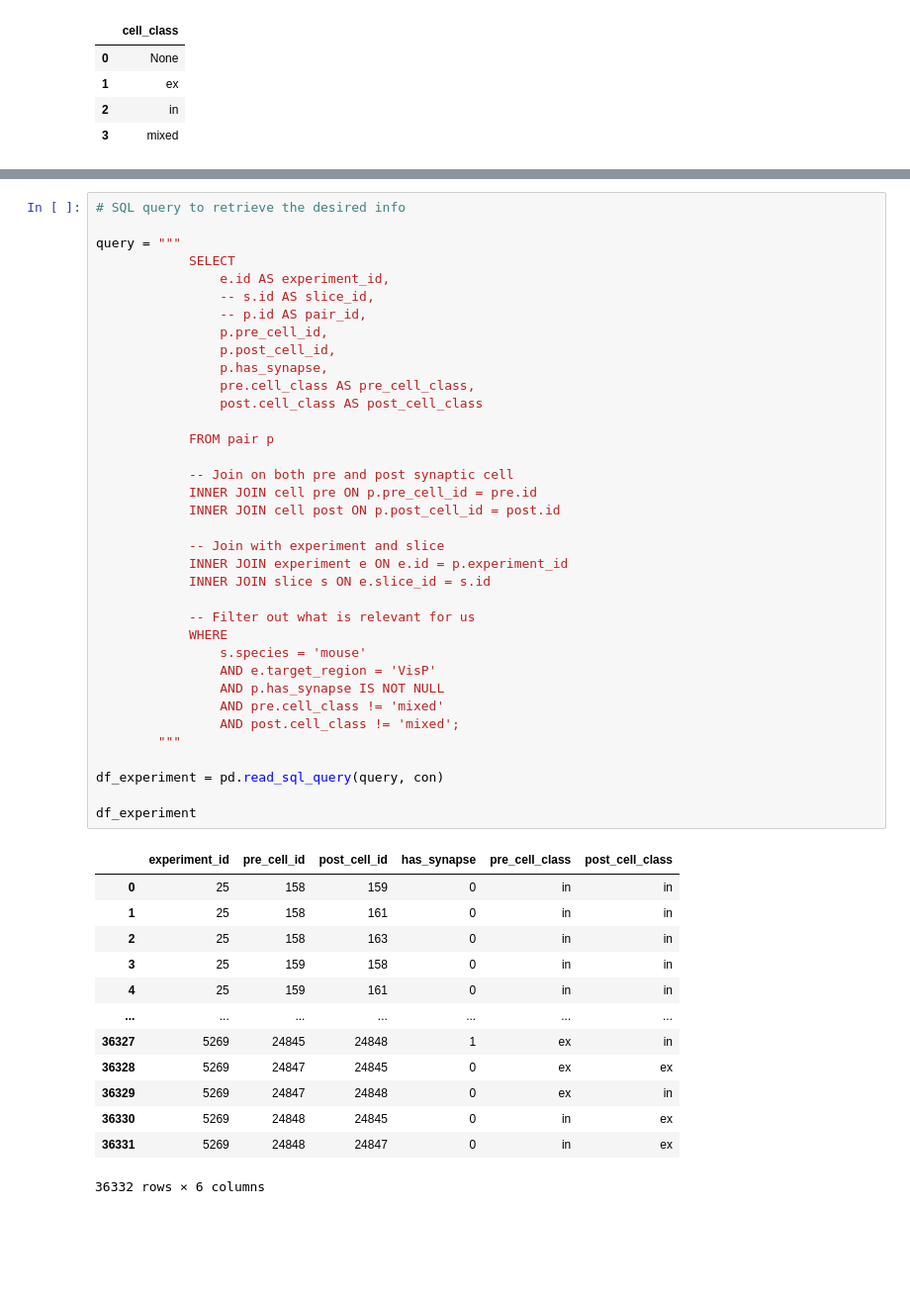
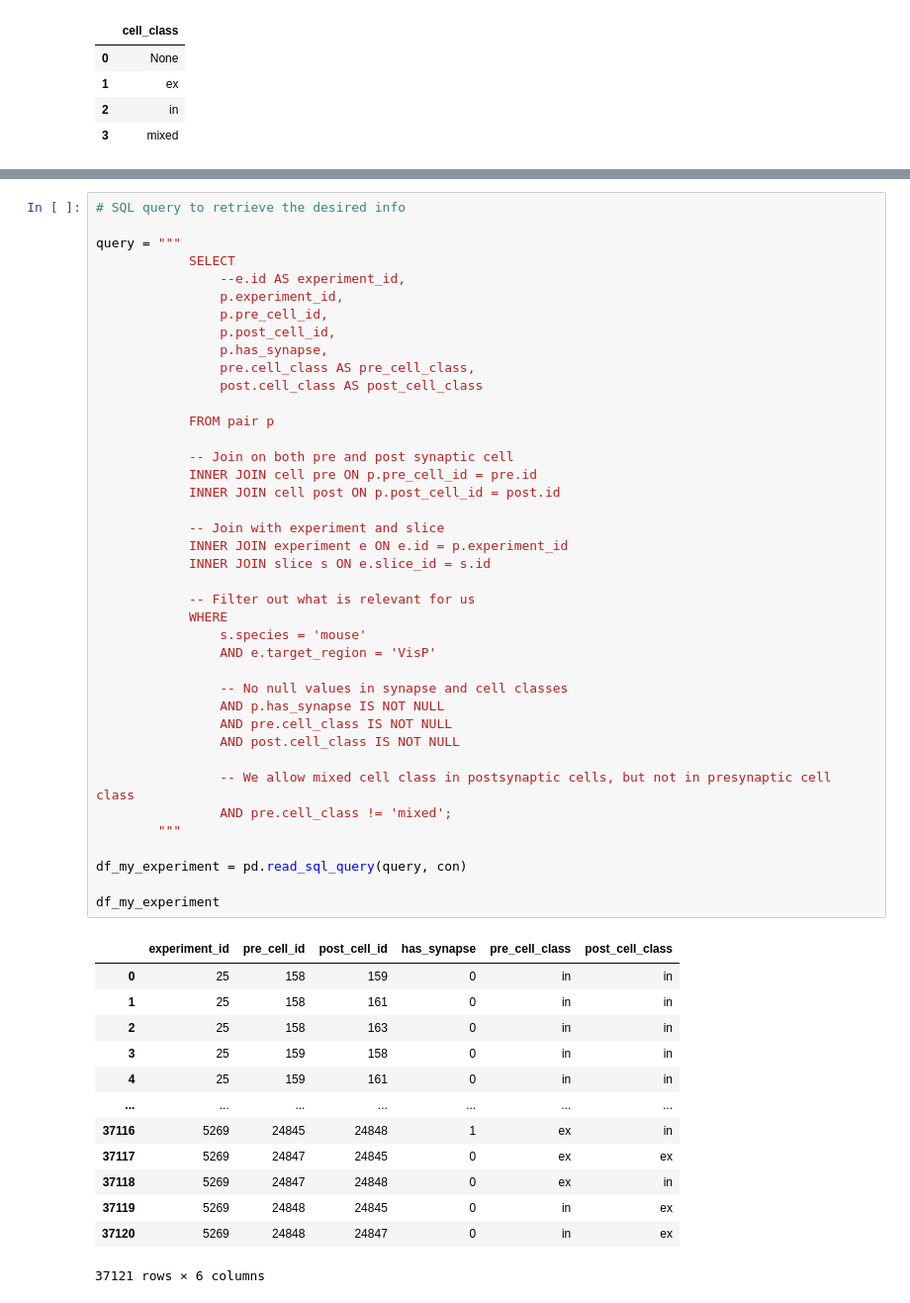
Before and after one commit to acevedomartina/HeterogeneousRNNs, a Jupyter notebook: data_analysis/analysis_neneva.ipynb, the cells around one changed output, grey strips where cells are left out. Shown at 99% size. Saved outputs shown, nothing was run; the diff lists cells and outputs as text; blank space fills up the shorter version.

```diff
--- a/data_analysis/analysis_neneva.ipynb
+++ b/data_analysis/analysis_neneva.ipynb
@@ -274,48 +292,52 @@ df
 
 query = """
             SELECT
-                e.id AS experiment_id,
-                -- s.id AS slice_id,
-                -- p.id AS pair_id,
+                --e.id AS experiment_id,
+                p.experiment_id,
                 p.pre_cell_id,
                 p.post_cell_id,
                 p.has_synapse,
                 pre.cell_class AS pre_cell_class,
                 post.cell_class AS post_cell_class
 
             FROM pair p
 
             -- Join on both pre and post synaptic cell
             INNER JOIN cell pre ON p.pre_cell_id = pre.id
             INNER JOIN cell post ON p.post_cell_id = post.id
 
             -- Join with experiment and slice
             INNER JOIN experiment e ON e.id = p.experiment_id
             INNER JOIN slice s ON e.slice_id = s.id
 
             -- Filter out what is relevant for us
             WHERE
                 s.species = 'mouse'
                 AND e.target_region = 'VisP'
+
+                -- No null values in synapse and cell classes
                 AND p.has_synapse IS NOT NULL
-                AND pre.cell_class != 'mixed'
-                AND post.cell_class != 'mixed';
+                AND pre.cell_class IS NOT NULL
+                AND post.cell_class IS NOT NULL
+
+                -- We allow mixed cell class in postsynaptic cells, but not in presynaptic cell class
+                AND pre.cell_class != 'mixed';
         """
 
-df_experiment = pd.read_sql_query(query, con)
+df_my_experiment = pd.read_sql_query(query, con)
 
-df_experiment
+df_my_experiment
 # %% [output]
 |  | experiment_id | pre_cell_id | post_cell_id | has_synapse | pre_cell_class | post_cell_class |
 | 0 | 25 | 158 | 159 | 0 | in | in |
 | 1 | 25 | 158 | 161 | 0 | in | in |
 | 2 | 25 | 158 | 163 | 0 | in | in |
 | 3 | 25 | 159 | 158 | 0 | in | in |
 | 4 | 25 | 159 | 161 | 0 | in | in |
 | ... | ... | ... | ... | ... | ... | ... |
-| 36327 | 5269 | 24845 | 24848 | 1 | ex | in |
-| 36328 | 5269 | 24847 | 24845 | 0 | ex | ex |
-| 36329 | 5269 | 24847 | 24848 | 0 | ex | in |
-| 36330 | 5269 | 24848 | 24845 | 0 | in | ex |
-| 36331 | 5269 | 24848 | 24847 | 0 | in | ex |
+| 37116 | 5269 | 24845 | 24848 | 1 | ex | in |
+| 37117 | 5269 | 24847 | 24845 | 0 | ex | ex |
+| 37118 | 5269 | 24847 | 24848 | 0 | ex | in |
+| 37119 | 5269 | 24848 | 24845 | 0 | in | ex |
+| 37120 | 5269 | 24848 | 24847 | 0 | in | ex |
-36332 rows × 6 columns
+37121 rows × 6 columns
```
Also changed, not shown: parts of 12 cells of this notebook, 1 other file.
